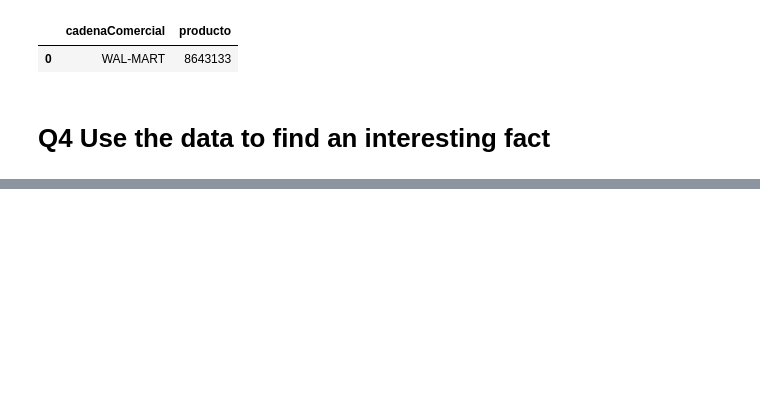
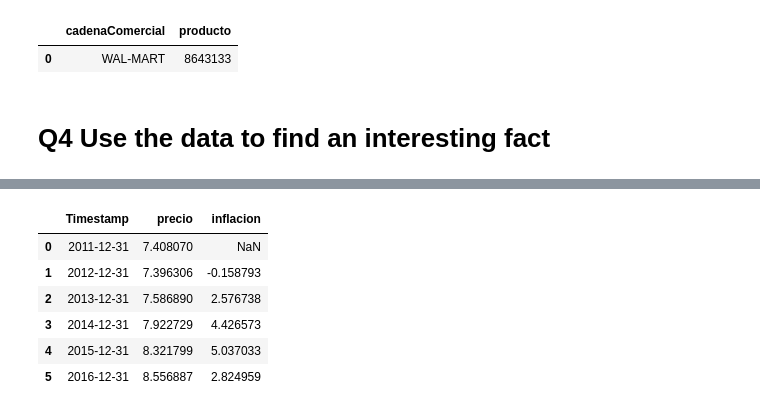
Before and after one commit to cglll/data-engineering-bootcamp, a Jupyter notebook: TaskExcercise.ipynb, the cells around one changed output, grey strips where cells are left out. Cells and saved outputs as stored; diff of their text form; code cells hidden in the pictures; blank space fills up the shorter version.

```diff
--- a/TaskExcercise.ipynb
+++ b/TaskExcercise.ipynb
@@ -256,0 +476,14 @@ NameError: name 'read_chunk' is not defined
+# %%
+#[(IPC final - IPC inicial) / IPC inicial] x 100
+GB_inflacion=df_dateinex.groupby([pd.Grouper(freq='A')])['precio'].mean()
+GB_inflacion=GB_inflacion.reset_index()
+GB_inflacion['inflacion'] = ((GB_inflacion.precio - GB_inflacion.precio.shift(1))/ GB_inflacion.precio.shift(1))*100;
+GB_inflacion
+# %% [output]
+|  | Timestamp | precio | inflacion |
+| 0 | 2011-12-31 | 7.408070 | NaN |
+| 1 | 2012-12-31 | 7.396306 | -0.158793 |
+| 2 | 2013-12-31 | 7.586890 | 2.576738 |
+| 3 | 2014-12-31 | 7.922729 | 4.426573 |
+| 4 | 2015-12-31 | 8.321799 | 5.037033 |
+| 5 | 2016-12-31 | 8.556887 | 2.824959 |
```
Also changed, not shown: parts of 38 cells of this notebook, 1 other file.
